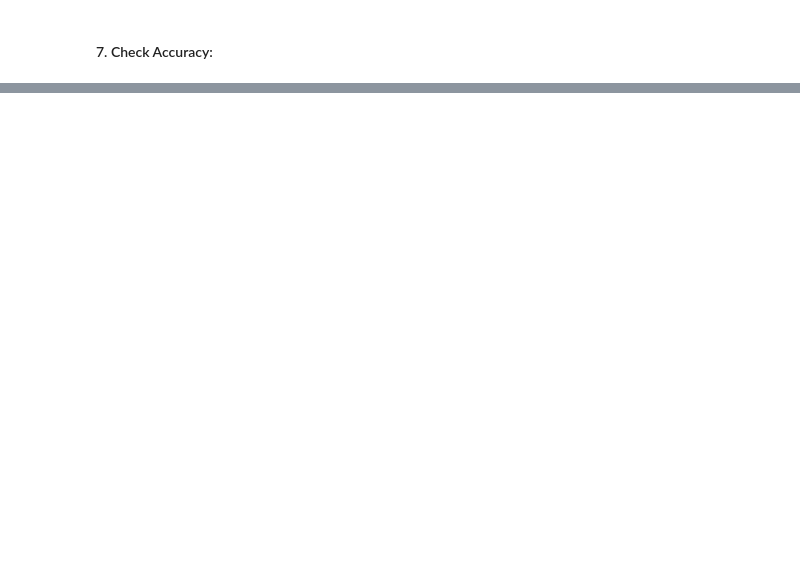
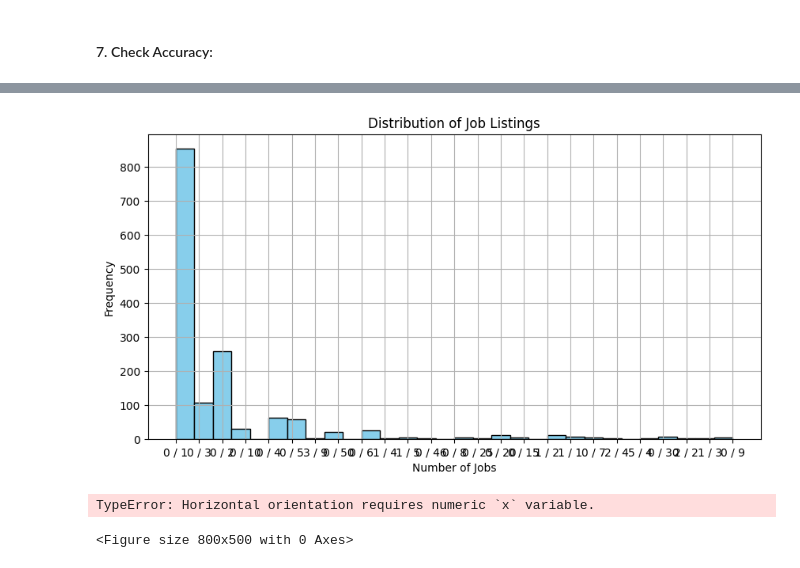
Before and after one commit to Tuwaiq-DS-ML-bootcamp-V-9/Usecase-5, a Jupyter notebook: EDA explain template.ipynb, the cells around one changed output, grey strips where cells are left out. Cells and saved outputs as stored; diff of their text form; code cells hidden in the pictures; blank space fills up the shorter version.

```diff
--- a/EDA explain template.ipynb
+++ b/EDA explain template.ipynb
@@ -608,2 +593,0 @@ data[data['eco_activity'].isna()]
-# %%
-data['eco_activity'].fillna('غير معروف', inplace=True)
@@ -627,0 +617,9 @@ data[data['qualif'].isna()]
+# %%
+# Standardize City Names
+city_mapping = {
+    "riyadh": "الرياض", "riyad": "الرياض", "al riyadh": "الرياض",
+    "makkah": "مكة", "makka": "مكة",
+    "madinah": "المدينة المنورة", "al madinah": "المدينة المنورة",
+    "dammam": "الدمام", "ad dammam": "الدمام"
+}
+data["المدينة"] = data["المدينة"].str.strip().str.lower().replace(city_mapping)
@@ -628 +647,4 @@ data[data['qualif'].isna()]
+# %%
+# Convert "تاريخ_الإعلان" to Datetime
+data["تاريخ_الإعلان"] = pd.to_datetime(data["تاريخ_الإعلان"], errors="coerce")
 # %%
@@ -646,0 +658,8 @@ Length: 1470, dtype: bool
+# %%
+# Standardize "الجنس"
+gender_mapping = {
+    "M": "ذكر", "Male": "ذكر", "ذكر": "ذكر",
+    "F": "أنثى", "Female": "أنثى", "أنثى": "أنثى",
+    "Both": "كلا الجنسين", "Any": "كلا الجنسين"
+}
+data["الجنس"] = data["الجنس"].replace(gender_mapping)
@@ -646,0 +739,17 @@ Length: 1470, dtype: bool
+# %%
+plt.figure(figsize=(10, 5))
+data["عدد_الوظائف"].hist(bins=30, color='skyblue', edgecolor='black')
+plt.title("Distribution of Job Listings")
+plt.xlabel("Number of Jobs")
+plt.ylabel("Frequency")
+plt.show()
+# %% [output]
+[figure, added]
+# %%
+plt.figure(figsize=(8, 5))
+sns.boxplot(data=data, x="الخبرة_المطلوبة")
+plt.title("Experience Requirements Boxplot")
+plt.show()
+# %% [output]
+TypeError: Horizontal orientation requires numeric `x` variable.
+<Figure size 800x500 with 0 Axes>
```
Also changed, not shown: parts of 66 cells of this notebook, 2 other files.
